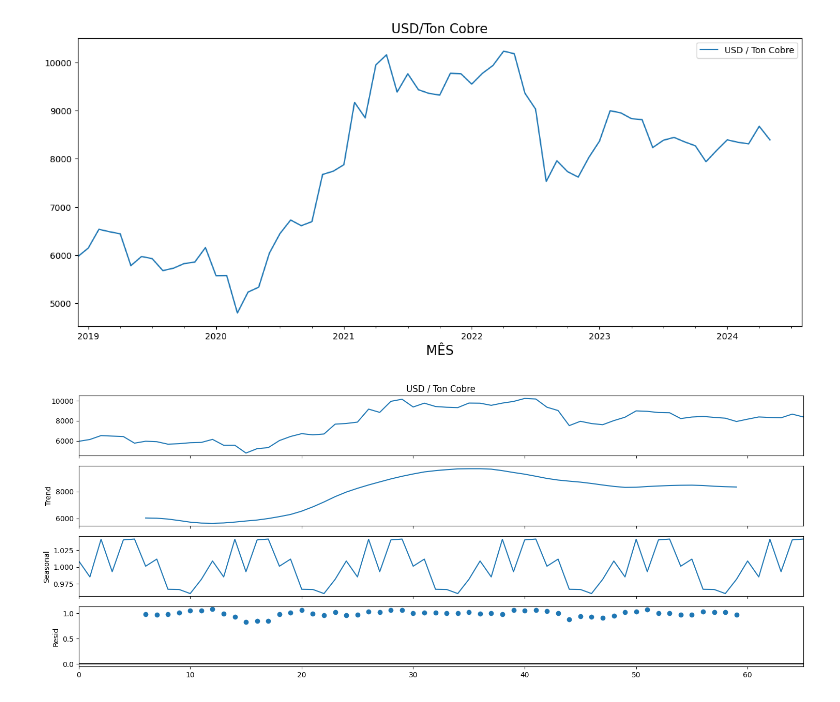
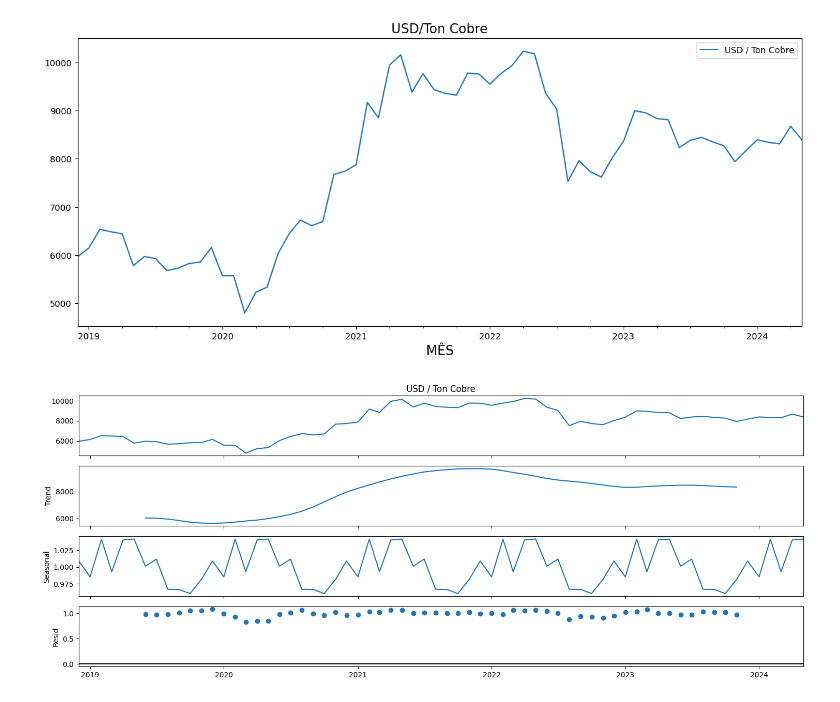
Before and after one commit to AxeShallFall/Projeto_Previsao_LME, a Jupyter notebook: lme.ipynb, the cells around one changed output. Saved outputs shown, nothing was run; the diff lists cells and outputs as text; code cells hidden in the pictures.

```diff
--- a/lme.ipynb
+++ b/lme.ipynb
@@ -36,13 +79,0 @@ print(df.head())
-# %%
-def alterar_ano(data):
-    year_str = str(data.year)
-    if year_str.startswith('22'):
-        new_year_str = '20' + year_str[2:]
-        return data.replace(year=int(new_year_str))
-    return data
-
-# Aplicar a função no DataFrame
-df['MÊS'] = df['MÊS'].apply(alterar_ano)
-
-# Exibindo o DataFrame resultante
-print(df)
@@ -64,9 +80,9 @@ print(df)
 # %%
 # Nomes das colunas que você quer excluir
-colunas_para_excluir = ['USD / Ton Chumbo', 'exchange rate USD / €']
+drop_cobre = ['USD / Ton Chumbo', 'exchange rate USD / €']
 
 # Excluindo as colunas
-dfcobre = df.drop(columns=colunas_para_excluir)
+dfcobre = df.drop(columns=drop_cobre)
 
 # Exibindo o DataFrame resultante
 dfcobre.head()
@@ -104,19 +120,17 @@ memory usage: 1.2 KB
 # %%
-dfcobre.plot(x='MÊS', y='USD / Ton Cobre')
-#x=dfcobre['MÊS']
-#y=dfcobre['USD / Ton Cobre']
+dfcobre.plot(y='USD / Ton Cobre')
 plt.xlabel('MÊS',size=15)
 plt.title('USD/Ton Cobre',size=15)
 plt.show()
 # %% [output]
-[figure, old version]
+[figure, new version]
 # %%
 from statsmodels.tsa.seasonal import seasonal_decompose
 from statsmodels.graphics.tsaplots import plot_acf
 # %%
-decomposicao = seasonal_decompose(dfcobre['USD / Ton Cobre'], model='multiplicative', period=12)
-fig = decomposicao.plot()
+decompose_cobre = seasonal_decompose(dfcobre['USD / Ton Cobre'], model='multiplicative', period=12)
+fig = decompose_cobre.plot()
 plt.tight_layout()
 plt.show()
 # %% [output]
-[figure, old version]
+[figure, new version]
```
Also changed, not shown: parts of 60 cells of this notebook, 2 other files.
